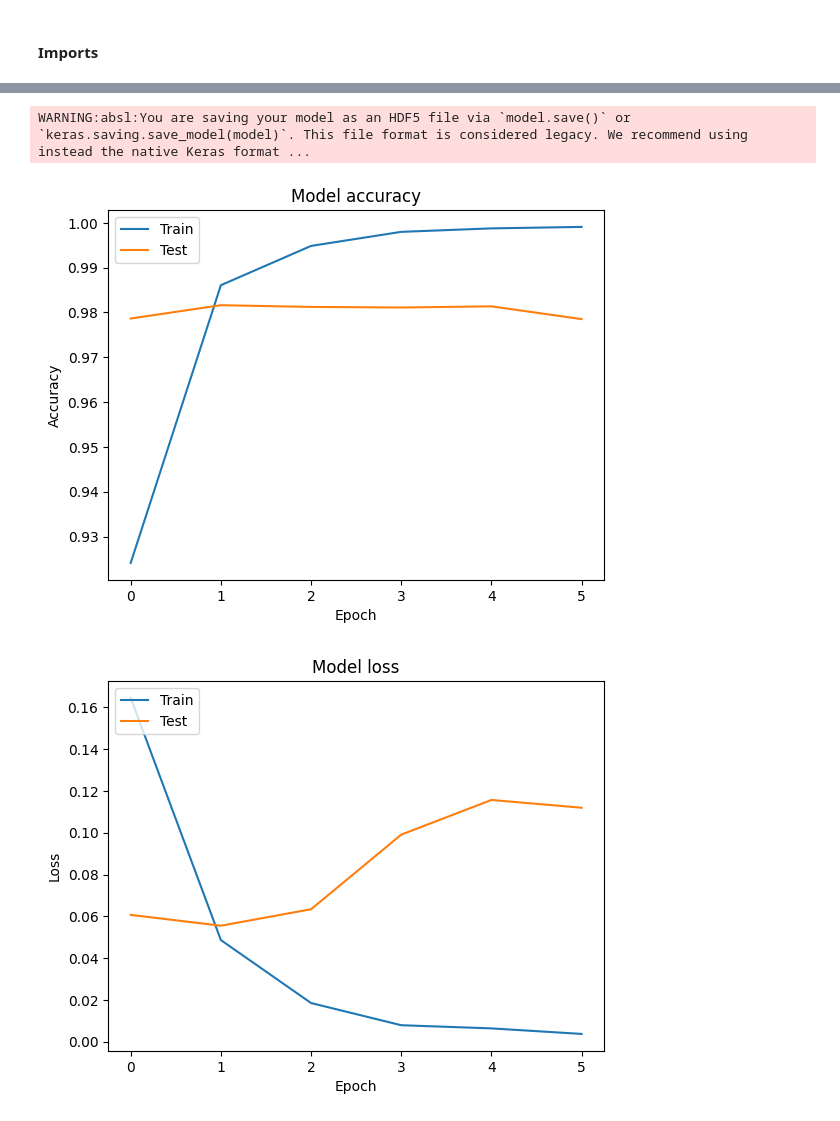
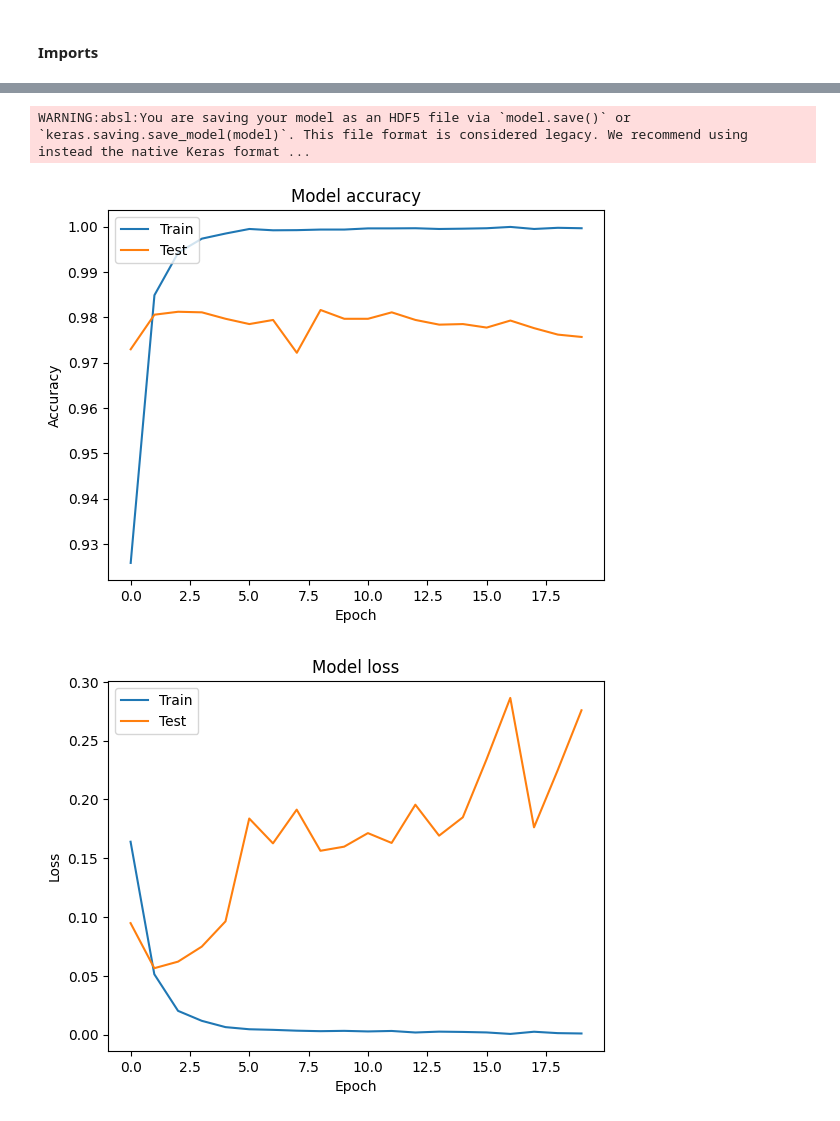
Before and after one commit to mariuzzzzzzz/news-classification, a Jupyter notebook: model-training.ipynb, the cells around one changed output, grey strips where cells are left out. Saved outputs shown, nothing was run; the diff lists cells and outputs as text; code cells hidden in the pictures.

Commit message:
model adjustments

```diff
--- a/model-training.ipynb
+++ b/model-training.ipynb
@@ -82,6 +83,10 @@ tokenizer.fit_on_texts(X_train)
 word_idx = tokenizer.word_index
 vocab_size = len(word_idx) + 1
 
+# Save the tokenizer
+with open('./models/tokenizer.pkl', 'wb') as handle:
+    pickle.dump(tokenizer, handle, protocol=pickle.HIGHEST_PROTOCOL)
+
 X_train = tokenizer.texts_to_sequences(X_train)
 X_test = tokenizer.texts_to_sequences(X_test)
 
@@ -115,10 +120,10 @@ model.add(Dense(2, activation='softmax'))
 model.compile(optimizer='adam', loss='categorical_crossentropy', metrics=['accuracy'])
 
 # Train the model
-history = model.fit(X_train, y_train_one_hot, epochs=6, validation_data=(X_test, y_test_one_hot), batch_size=32)
+history = model.fit(X_train, y_train_one_hot, epochs=20, validation_data=(X_test, y_test_one_hot), batch_size=32)
 
 # Save the trained model
-model.save('./models/model-v1.h5')
+model.save('./models/model-v2.h5')
 
 # Plot training & validation accuracy values
 plt.plot(history.history['accuracy'])
@@ -182,3 +192,3 @@ Epoch 6/6
 WARNING:absl:You are saving your model as an HDF5 file via `model.save()` or `keras.saving.save_model(model)`. This file format is considered legacy. We recommend using instead the native Keras format ...
-[figure, old version]
+[figure, new version]
-[figure, old version]
+[figure, new version]
```
Also changed, not shown: parts of 4 cells of this notebook, 2 other files.
